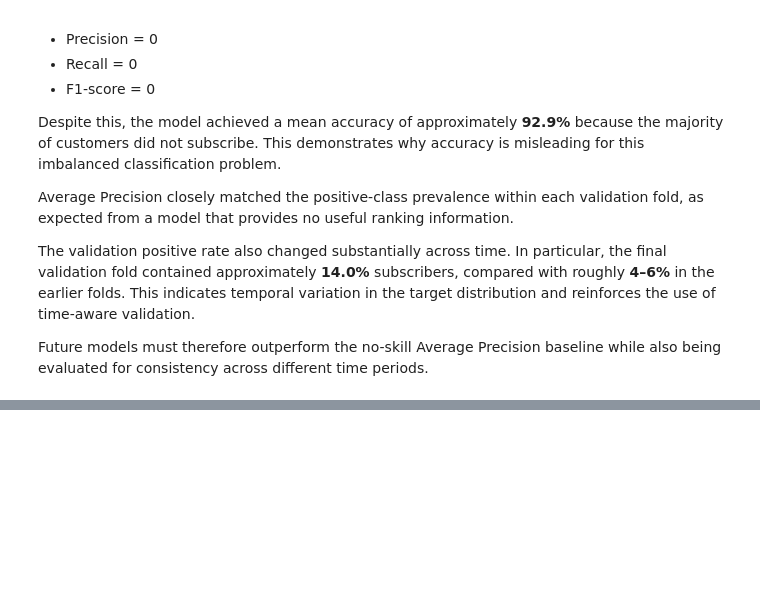
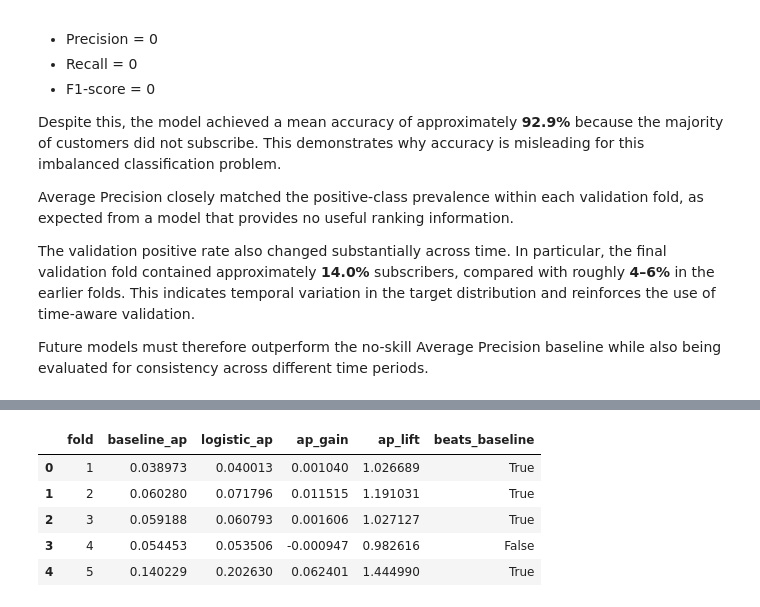
Before and after one commit to NourhanFarag/bank-marketing-subscription-prediction, a Jupyter notebook: notebooks/01_bank_marketing_analysis.ipynb, the cells around one changed output, grey strips where cells are left out. Saved outputs shown, nothing was run; the diff lists cells and outputs as text; code cells hidden in the pictures; blank space fills up the shorter version.

```diff
--- a/notebooks/01_bank_marketing_analysis.ipynb
+++ b/notebooks/01_bank_marketing_analysis.ipynb
@@ -1346,0 +1529,23 @@ Future models must therefore outperform the no-skill Average Precision baseline
+# %%
+logistic_vs_baseline["beats_baseline"] = (
+    logistic_vs_baseline["logistic_ap"]
+    > logistic_vs_baseline["baseline_ap"]
+)
+
+logistic_vs_baseline[
+    [
+        "fold",
+        "baseline_ap",
+        "logistic_ap",
+        "ap_gain",
+        "ap_lift",
+        "beats_baseline"
+    ]
+]
+# %% [output]
+|  | fold | baseline_ap | logistic_ap | ap_gain | ap_lift | beats_baseline |
+| 0 | 1 | 0.038973 | 0.040013 | 0.001040 | 1.026689 | True |
+| 1 | 2 | 0.060280 | 0.071796 | 0.011515 | 1.191031 | True |
+| 2 | 3 | 0.059188 | 0.060793 | 0.001606 | 1.027127 | True |
+| 3 | 4 | 0.054453 | 0.053506 | -0.000947 | 0.982616 | False |
+| 4 | 5 | 0.140229 | 0.202630 | 0.062401 | 1.444990 | True |
```
Also changed, not shown: parts of 11 cells of this notebook.
